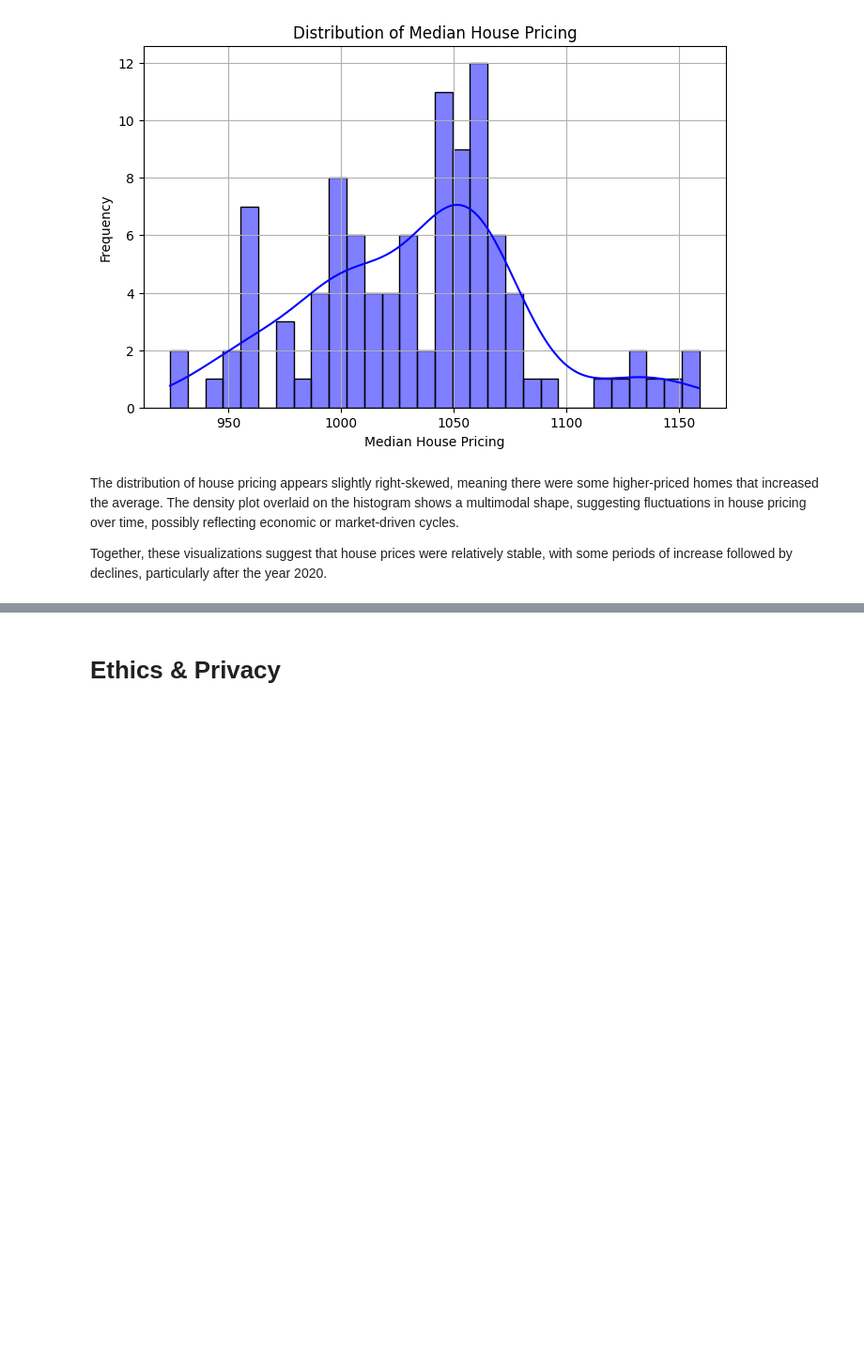
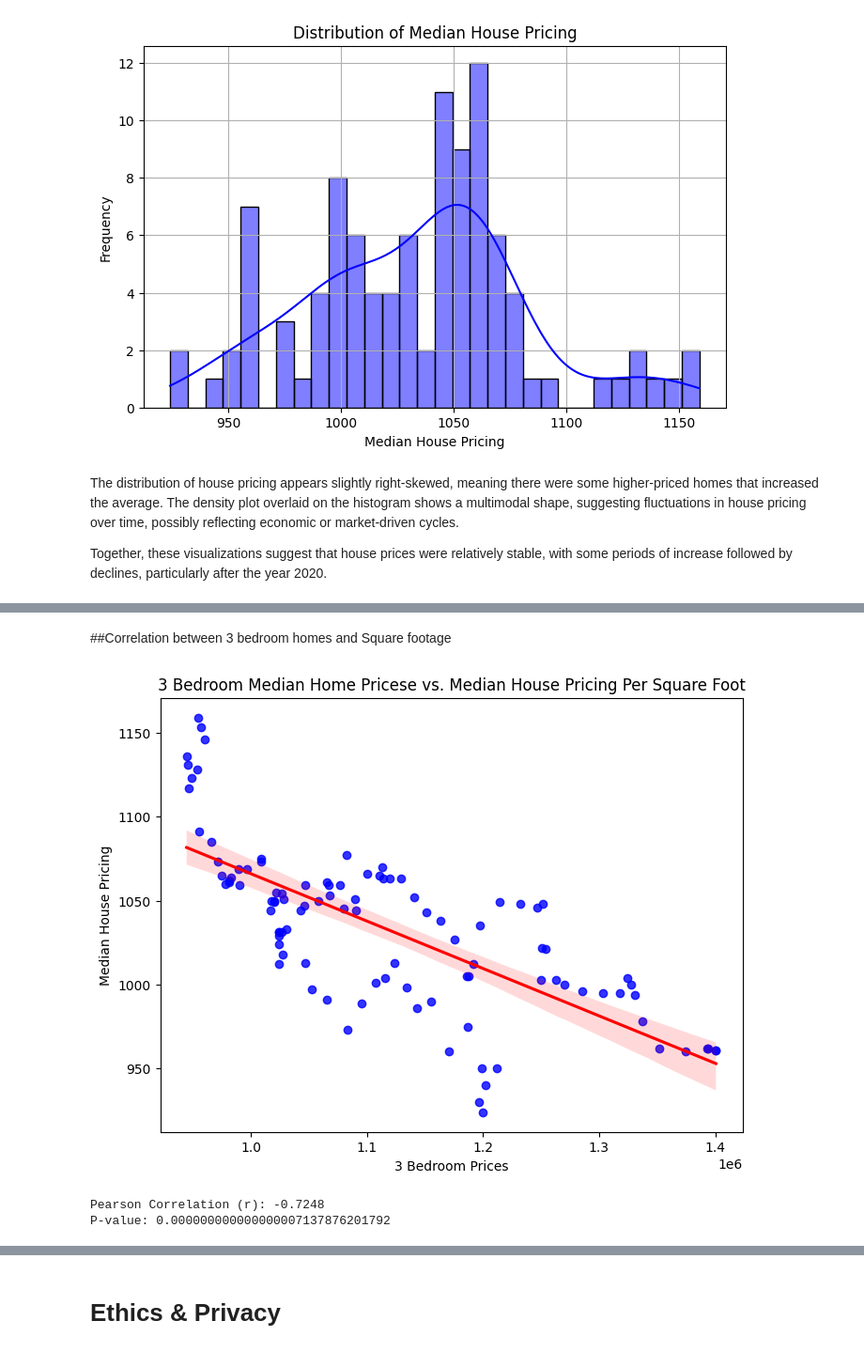
Before and after one commit to LandonSean/COGS108_Repo, a Jupyter notebook: Final_group045_wi25.ipynb, the cells around one changed output, grey strips where cells are left out. Shown: that part at 94% size. Saved outputs shown, nothing was run; the diff lists cells and outputs as text; code cells hidden in the pictures; blank space fills up the shorter version.

```diff
--- a/Final_group045_wi25.ipynb
+++ b/Final_group045_wi25.ipynb
@@ -366,0 +386,32 @@ plt.show()
+# %% [markdown]
+##Correlation between 3 bedroom homes and Square footage
+# %%
+# Ensure both DataFrames are aligned
+min_rows = min(len(bed3), len(df))
+bed3_trimmed = bed3.iloc[:min_rows]
+df_trimmed = df.iloc[:min_rows]
+
+# Calculate Pearson correlation coefficient and p-value
+r_value, p_value = stats.pearsonr(bed3_trimmed["Price"], df_trimmed["median_house_pricing"])
+
+# Create scatter plot with regression line
+plt.figure(figsize=(8, 6))
+sns.regplot(x=bed3_trimmed["Price"], y=df_trimmed["median_house_pricing"],
+            scatter_kws={"color": "blue"}, line_kws={"color": "red"})
+
+# Labels and title
+plt.xlabel("3 Bedroom Prices")
+plt.ylabel("Median House Pricing")
+plt.title("3 Bedroom Median Home Pricese vs. Median House Pricing Per Square Foot")
+
+# Show plot
+plt.show()
+# %% [output]
+[figure, added]
+# %%
+# Print full precision p-value
+print(f"Pearson Correlation (r): {r_value:.4f}")
+print(f"P-value: {p_value:.30f}")  # Shows more decimal places
+# %% [output]
+Pearson Correlation (r): -0.7248
+P-value: 0.000000000000000007137876201792
```
Also changed, not shown: parts of 10 cells of this notebook.
